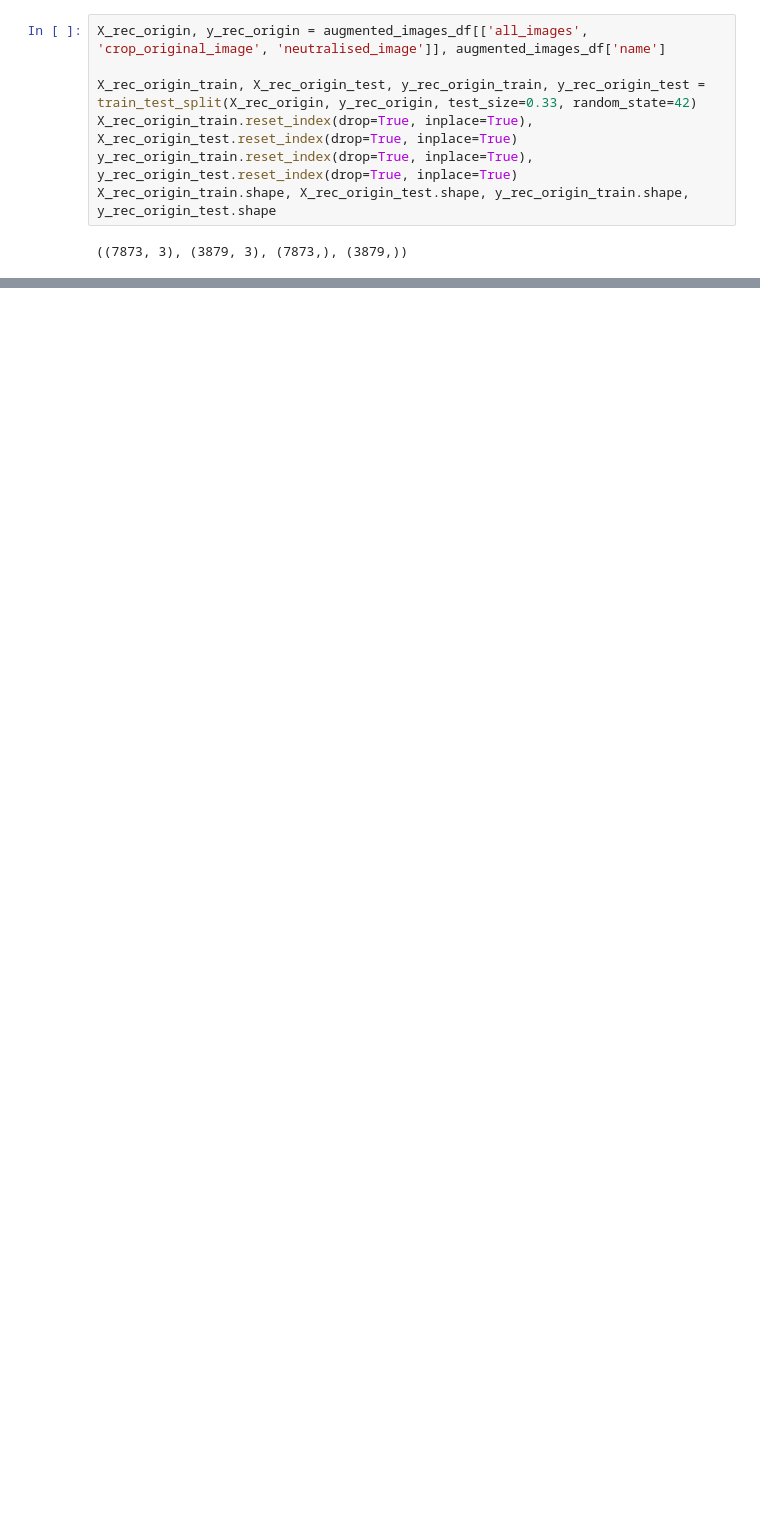
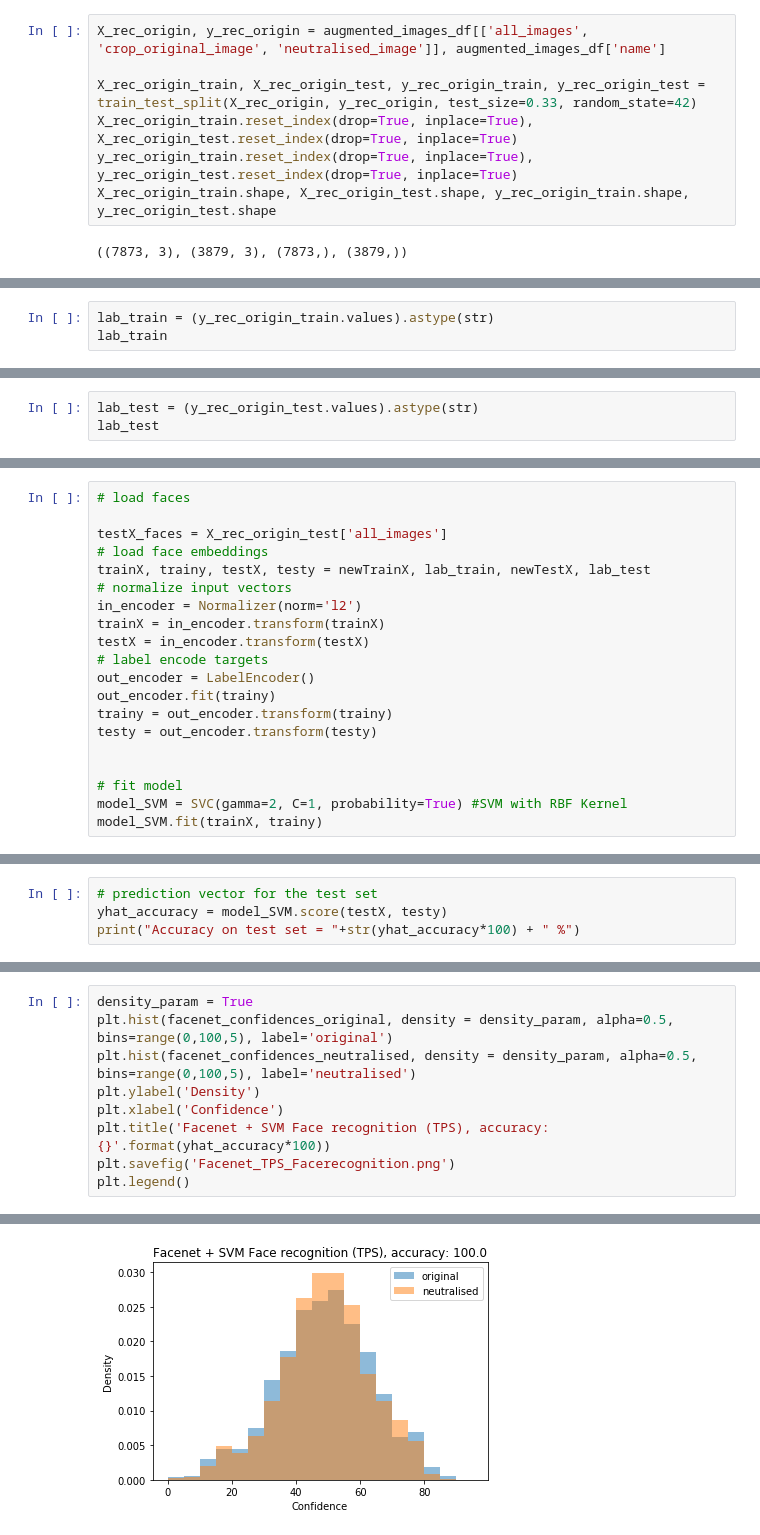
Before and after one commit to maxxiefjv/ACVPR-ExpressionInvariantFaceRecognition, a Jupyter notebook: Ananthu_code/tps_facenet.ipynb, the cells around one changed output, grey strips where cells are left out. Cells and saved outputs as stored; diff of their text form; blank space fills up the shorter version.

```diff
--- a/Ananthu_code/tps_facenet.ipynb
+++ b/Ananthu_code/tps_facenet.ipynb
@@ -78,0 +208,3 @@ X_rec_origin_train.shape, X_rec_origin_test.shape, y_rec_origin_train.shape, y_r
+# %%
+lab_train = (y_rec_origin_train.values).astype(str)
+lab_train
@@ -78,0 +213,3 @@ X_rec_origin_train.shape, X_rec_origin_test.shape, y_rec_origin_train.shape, y_r
+# %%
+lab_test = (y_rec_origin_test.values).astype(str)
+lab_test
@@ -78,0 +223,20 @@ X_rec_origin_train.shape, X_rec_origin_test.shape, y_rec_origin_train.shape, y_r
+# %%
+# load faces
+
+testX_faces = X_rec_origin_test['all_images']
+# load face embeddings
+trainX, trainy, testX, testy = newTrainX, lab_train, newTestX, lab_test
+# normalize input vectors
+in_encoder = Normalizer(norm='l2')
+trainX = in_encoder.transform(trainX)
+testX = in_encoder.transform(testX)
+# label encode targets
+out_encoder = LabelEncoder()
+out_encoder.fit(trainy)
+trainy = out_encoder.transform(trainy)
+testy = out_encoder.transform(testy)
+
+
+# fit model
+model_SVM = SVC(gamma=2, C=1, probability=True) #SVM with RBF Kernel
+model_SVM.fit(trainX, trainy)
@@ -78,0 +254,4 @@ X_rec_origin_train.shape, X_rec_origin_test.shape, y_rec_origin_train.shape, y_r
+# %%
+# prediction vector for the test set
+yhat_accuracy = model_SVM.score(testX, testy)
+print("Accuracy on test set = "+str(yhat_accuracy*100) + " %")
@@ -78,0 +365,10 @@ X_rec_origin_train.shape, X_rec_origin_test.shape, y_rec_origin_train.shape, y_r
+# %%
+density_param = True
+plt.hist(facenet_confidences_original, density = density_param, alpha=0.5, bins=range(0,100,5), label='original')
+plt.hist(facenet_confidences_neutralised, density = density_param, alpha=0.5, bins=range(0,100,5), label='neutralised')
+plt.ylabel('Density')
+plt.xlabel('Confidence')
+plt.title('Facenet + SVM Face recognition (TPS), accuracy: {}'.format(yhat_accuracy*100))
+plt.savefig('Facenet_TPS_Facerecognition.png')
+plt.legend()
+# %% [output]
@@ -78,0 +376 @@ X_rec_origin_train.shape, X_rec_origin_test.shape, y_rec_origin_train.shape, y_r
+[figure, added]
```
Also changed, not shown: parts of 37 cells of this notebook.
